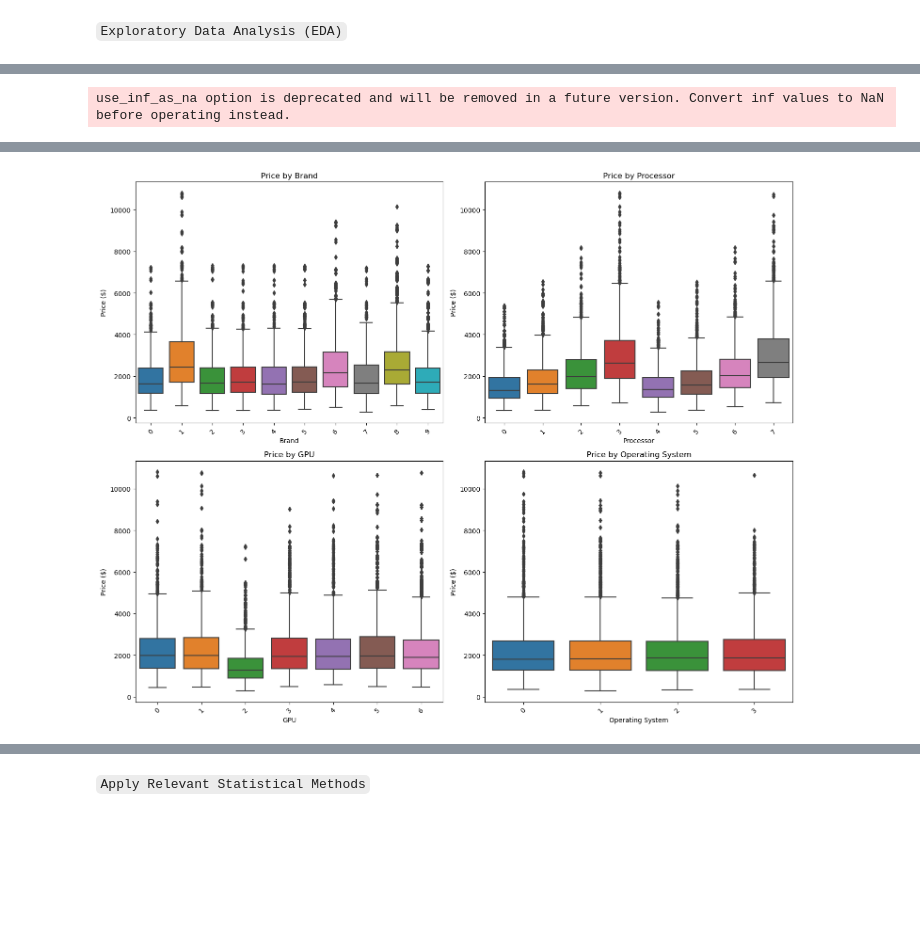
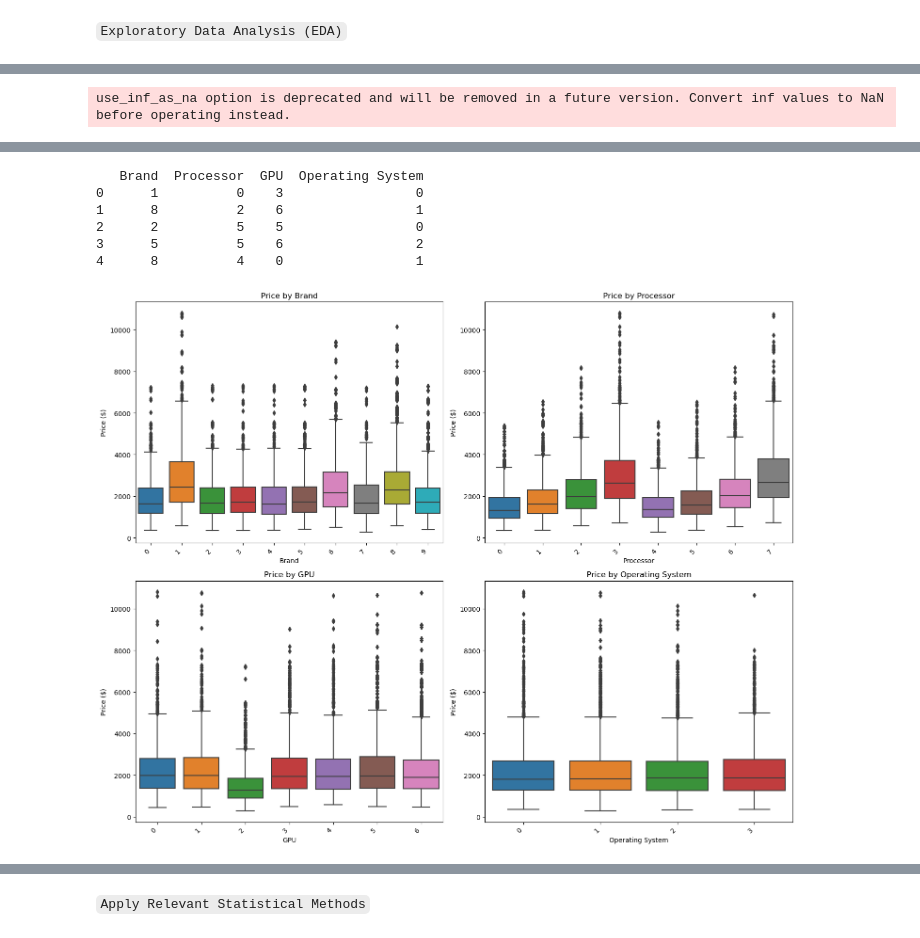
Before and after one commit to Binuri01/Data-Analytics-Assignment, a Jupyter notebook: Untitled17.ipynb, the cells around one changed output, grey strips where cells are left out. Cells and saved outputs as stored; diff of their text form; code cells hidden in the pictures; blank space fills up the shorter version.

````diff
--- a/Untitled17.ipynb
+++ b/Untitled17.ipynb
@@ -72,9 +115,14 @@ print(df.head())
 import matplotlib.pyplot as plt
 import seaborn as sns
 import plotly.express as px
+import pandas as pd
+import math
+from sklearn.preprocessing import LabelEncoder
 
+# Print basic statistics
 print(df.describe())
 
+# Distribution plot of laptop prices
 plt.figure(figsize=(8,6))
 sns.histplot(df['Price ($)'], kde=True, bins=30)
 plt.title('Distribution of Laptop Prices')
@@ -82,39 +130,42 @@ plt.xlabel('Price')
 plt.ylabel('Frequency')
 plt.show()
 
-# plt.figure(figsize=(8,6))
-# sns.boxplot(x=df['RAM (GB)'])
-# plt.title('Boxplot of RAM')
-# plt.xlabel('RAM (GB)')
-# plt.show()
+# Convert 'Price ($)' to numeric if it's not already
+df['Price ($)'] = df['Price ($)'].replace({'\$': '', ',': ''}, regex=True)
+df['Price ($)'] = pd.to_numeric(df['Price ($)'], errors='coerce')
 
-import matplotlib.pyplot as plt
-import seaborn as sns
-
-# List of categorical features to analyze
+# List of categorical features
 categorical_features = ['Brand', 'Processor', 'GPU', 'Operating System']
 
+original_values = {}
+for feature in categorical_features:
+    original_values[feature] = df[feature].copy()
+
+print(df[categorical_features].head())
+
+# Store original values and create mappings
+encoded_df = df.copy()
+label_mappings = {}
+
+for feature in categorical_features:
+    # Get unique values and create mapping
+    unique_values = df[feature].unique()
+    encoder = LabelEncoder()
+    encoded_values = encoder.fit_transform(unique_values)
+    # Create mapping from encoded to original values
+    label_mappings[feature] = dict(zip(encoded_values, unique_values))
+    # Encode the feature in encoded_df
+    encoded_df[feature] = encoder.transform(df[feature])
+
+# Boxplots for categorical features
 plt.figure(figsize=(15, 12))
 for i, feature in enumerate(categorical_features):
     plt.subplot(2, 2, i+1)
-    sns.boxplot(x=feature, y='Price ($)', data=df)
-    plt.xticks(rotation=45)
+    sns.boxplot(x=df[feature], y=df['Price ($)'])
+    plt.xticks(rotation=45, ha='right')
     plt.title(f'Price by {feature}')
 plt.tight_layout()
 plt.show()
-
-
-# plt.figure(figsize=(8,6))
-# sns.scatterplot(x=df['RAM (GB)'], y=df['Price ($)'])
-# plt.title('RAM vs. Price')
-# plt.xlabel('RAM (GB)')
-# plt.ylabel('Price')
-# plt.show()
-
-import math
-
-df['Price ($)'] = df['Price ($)'].replace({'\$': '', ',': ''}, regex=True)
-df['Price ($)'] = pd.to_numeric(df['Price ($)'], errors='coerce')
 
 # Ensure numerical features are numeric
 numerical_features = ['RAM (GB)', 'Storage', 'Screen Size (inch)', 'Battery Life (hours)', 'Weight (kg)']
@@ -130,11 +181,9 @@ ncols = 2
 nrows = math.ceil(n_features / ncols)
 
 fig, axs = plt.subplots(nrows, ncols, figsize=(15, 5 * nrows))
+axs = axs.flatten()  # Flatten for easier indexing
 
-# Flatten axs for easier indexing if it's a 2D array
-axs = axs.flatten()
-
-# Create scatter plots with regression lines for each numerical feature vs Price
+# Create scatter plots with regression lines for each numerical feature vs. Price
 for i, feature in enumerate(numerical_features):
     sns.regplot(x=feature, y='Price ($)', data=df, scatter_kws={'alpha':0.5}, ax=axs[i])
     axs[i].set_title(f'{feature} vs Price')
@@ -146,8 +195,10 @@ for j in range(i + 1, len(axs)):
 plt.tight_layout()
 plt.show()
 
-fig = px.scatter(df, x='RAM (GB)', y='Price ($)', color='Brand',
+# Scatter plot for RAM vs. Price, colored by Brand
+fig = px.scatter(df, x='RAM (GB)', y='Price ($)',
+                 color='Brand',
                  title='RAM vs. Price by Brand',
-                 labels={'Ram':'RAM (GB)', 'Price':'Price ($)'})
+                 labels={'RAM (GB)':'RAM (GB)', 'Price ($)':'Price ($)'})
 fig.show()
 # %% [output]
@@ -163,14 +214,20 @@ max        9.000000      7.000000     64.000000      NaN      6.000000
 
        Screen Size (inch)  Battery Life (hours)   Weight (kg)  \
 count        11768.000000          11768.000000  11768.000000
 ... (13 lines left out)
 25%            0.000000   1272.045000   1920.000000   1080.000000
 50%            1.000000   1840.865000   2560.000000   1440.000000
 75%            2.000000   2698.370000   3840.000000   2160.000000
 max            3.000000  10807.880000   3840.000000   2160.000000
 use_inf_as_na option is deprecated and will be removed in a future version. Convert inf values to NaN before operating instead.
 [figure]
+   Brand  Processor  GPU  Operating System
+0      1          0    3                 0
+1      8          2    6                 1
+2      2          5    5                 0
+3      5          5    6                 2
+4      8          4    0                 1
-[figure, old version]
+[figure, new version]
 [figure]
 # %% [markdown]
 ```Apply Relevant Statistical Methods```
````
Also changed, not shown: parts of 4 cells of this notebook.
